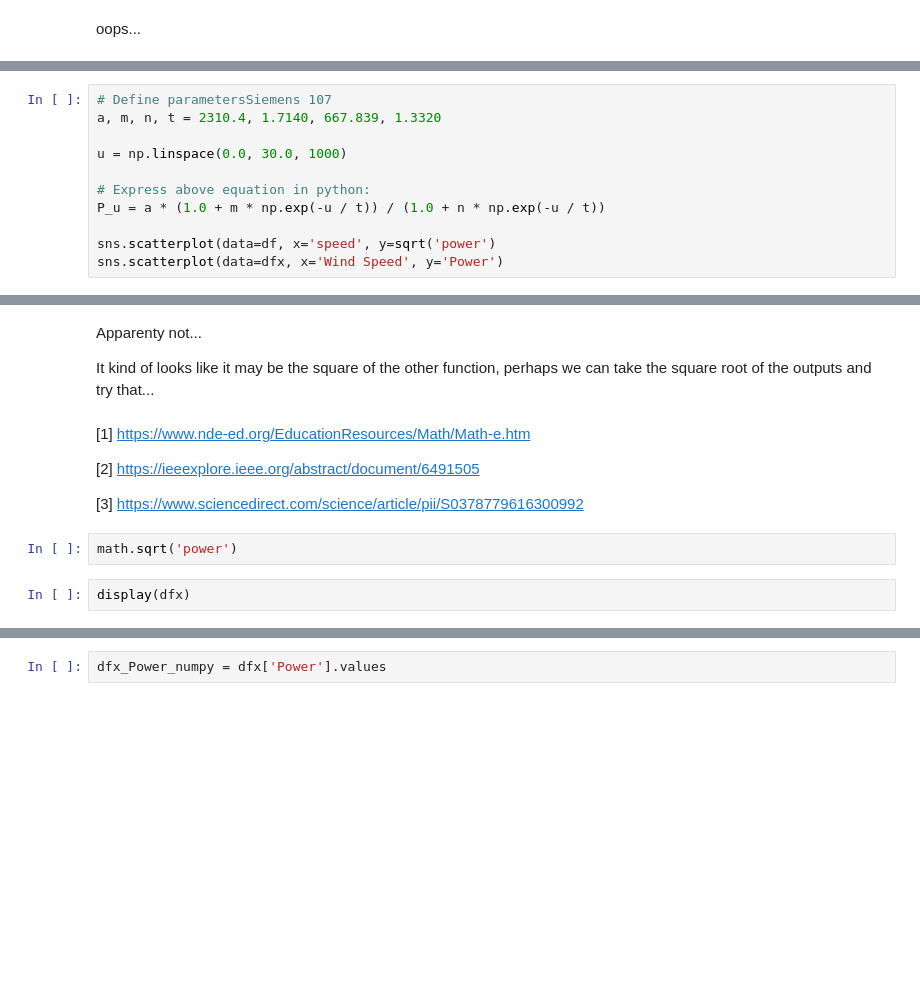
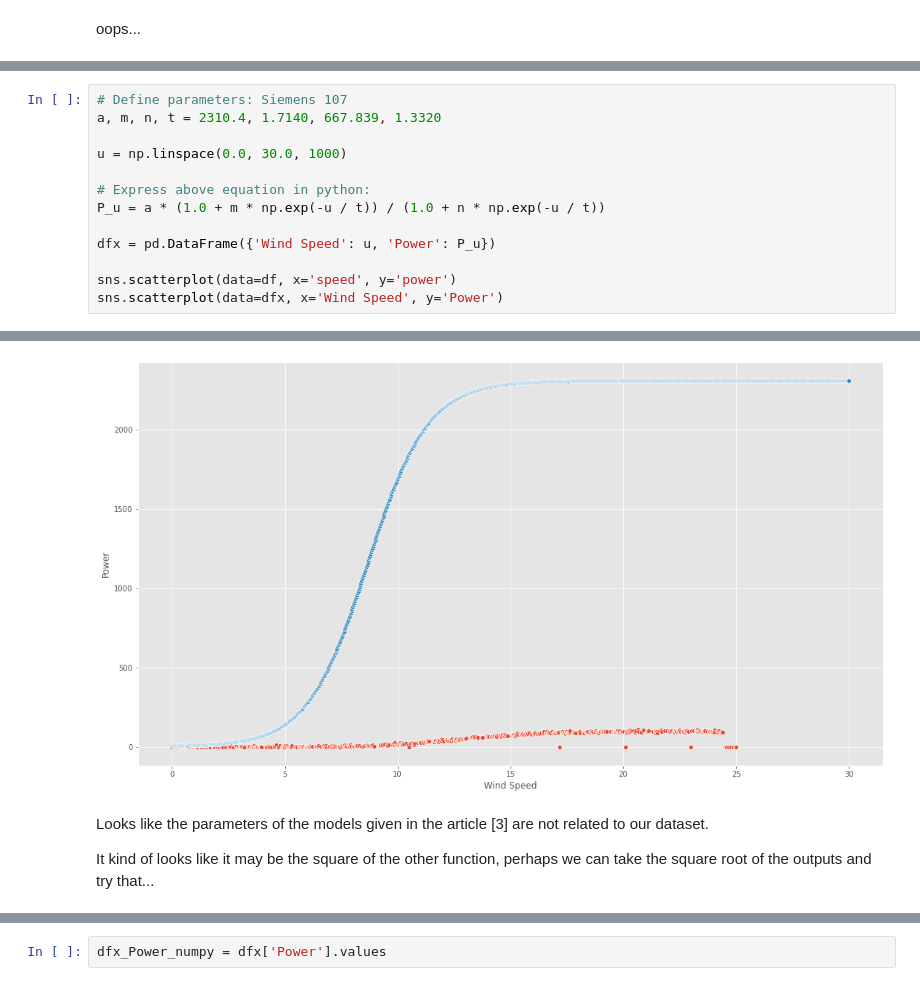
Before and after one commit to Crash-Bandicode/Project_FODA, a Jupyter notebook: Project_FODA.ipynb, the cells around one changed output, grey strips where cells are left out. Cells and saved outputs as stored; diff of their text form; blank space fills up the shorter version.

```diff
--- a/Project_FODA.ipynb
+++ b/Project_FODA.ipynb
@@ -218,5 +220,5 @@ sns.scatterplot(data=dfx, x='Wind Speed', y='Power');
 # %%
-# Define parametersSiemens 107
+# Define parameters: Siemens 107
 a, m, n, t = 2310.4, 1.7140, 667.839, 1.3320
 
 u = np.linspace(0.0, 30.0, 1000)
@@ -224,6 +226,8 @@ u = np.linspace(0.0, 30.0, 1000)
 # Express above equation in python:
 P_u = a * (1.0 + m * np.exp(-u / t)) / (1.0 + n * np.exp(-u / t))
 
-sns.scatterplot(data=df, x='speed', y=sqrt('power')
+dfx = pd.DataFrame({'Wind Speed': u, 'Power': P_u})
+
+sns.scatterplot(data=df, x='speed', y='power')
 sns.scatterplot(data=dfx, x='Wind Speed', y='Power')
 # %% [output]
@@ -231,16 +235,7 @@ SyntaxError: invalid syntax (<ipython-input-18-931f11107493>, line 10)
+[figure, added]
 # %% [markdown]
-Apparenty not...
+Looks like the parameters of the models given in the article [3] are not related to our dataset.
 
 It kind of looks like it may be the square of the other function, perhaps we can take the square root of the outputs and try that...
-# %% [markdown]
-[1] https://www.nde-ed.org/EducationResources/Math/Math-e.htm
-
-[2] https://ieeexplore.ieee.org/abstract/document/6491505
-
-[3] https://www.sciencedirect.com/science/article/pii/S0378779616300992
-# %%
-math.sqrt('power')
-# %%
-display(dfx)
 # %%
 dfx['Power']
```
Also changed, not shown: parts of 14 cells of this notebook.
